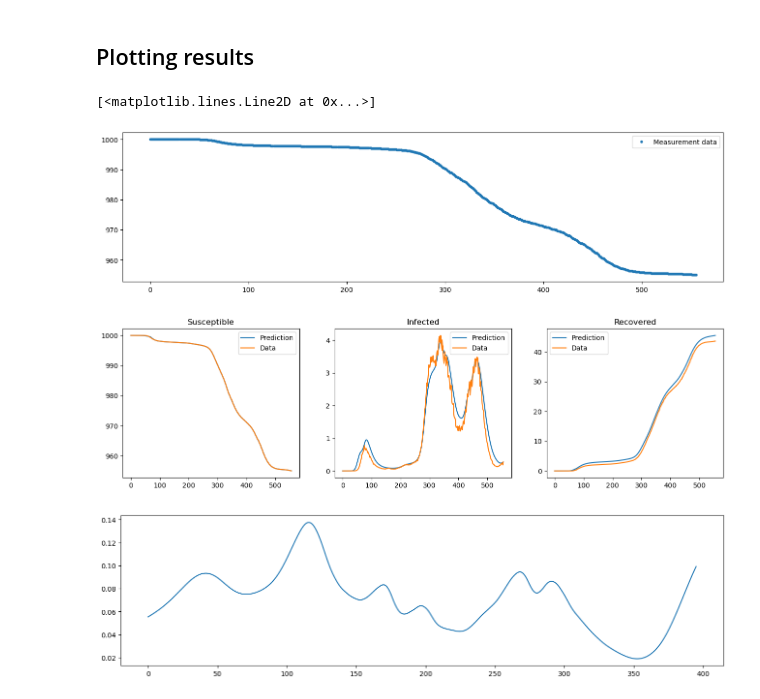
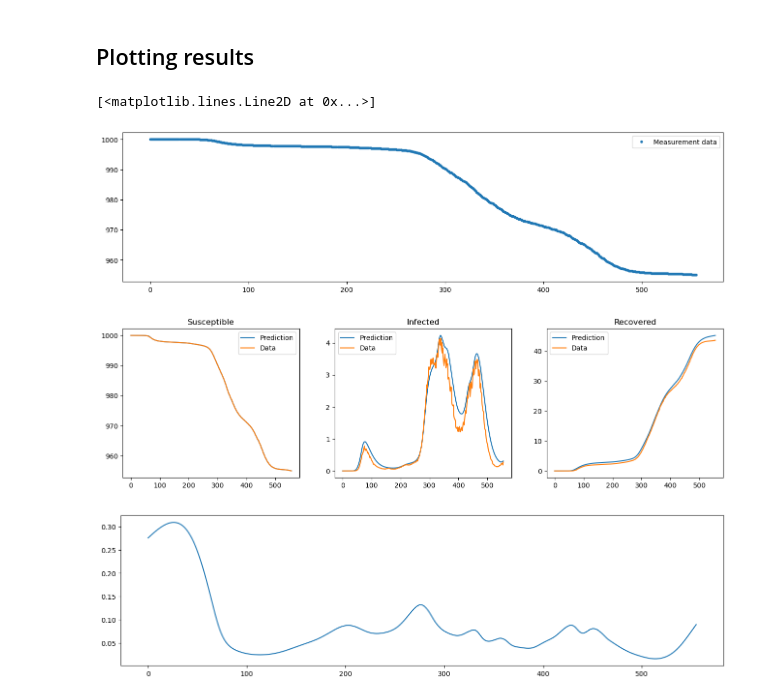
Before and after one commit to williamlaplante/CausalCovid, a Jupyter notebook: exp/exp004_log_sir/visualize_experiment.ipynb, the cells around one changed output. Cells and saved outputs as stored; diff of their text form; code cells hidden in the pictures.

```diff
--- a/exp/exp004_log_sir/visualize_experiment.ipynb
+++ b/exp/exp004_log_sir/visualize_experiment.ipynb
@@ -9,7 +9,7 @@ from scipy import stats
 # %%
 dir_list = [el for el in os.listdir() if el.startswith("run_ger")]
 dir_list.sort(key=lambda x: os.path.getmtime(x))
-run = dir_list[-1]
+run = dir_list[0]
 print(dir_list)
 print("plotting run : {}".format(run))
 # %% [output]
@@ -168,10 +166,10 @@ plt.plot(acorr)
 # %%
 plot_data(data)
 plot_sir(data, arr)
 fig, axs = plt.subplots(1, figsize=(16,4))
-axs.plot(beta_link_fn(arr["means"][4000:,-2][::1+int(1/info["filter_step_size"])], info, data))
+axs.plot(beta_link_fn(arr["means"][:,-2][::1+int(1/info["filter_step_size"])], info, data))
 # %% [output]
 [<matplotlib.lines.Line2D at 0x...>]
 [figure]
-[figure, old version]
+[figure, new version]
-[figure, old version]
+[figure, new version]
```
Also changed, not shown: parts of 11 cells of this notebook, 1 other file.
